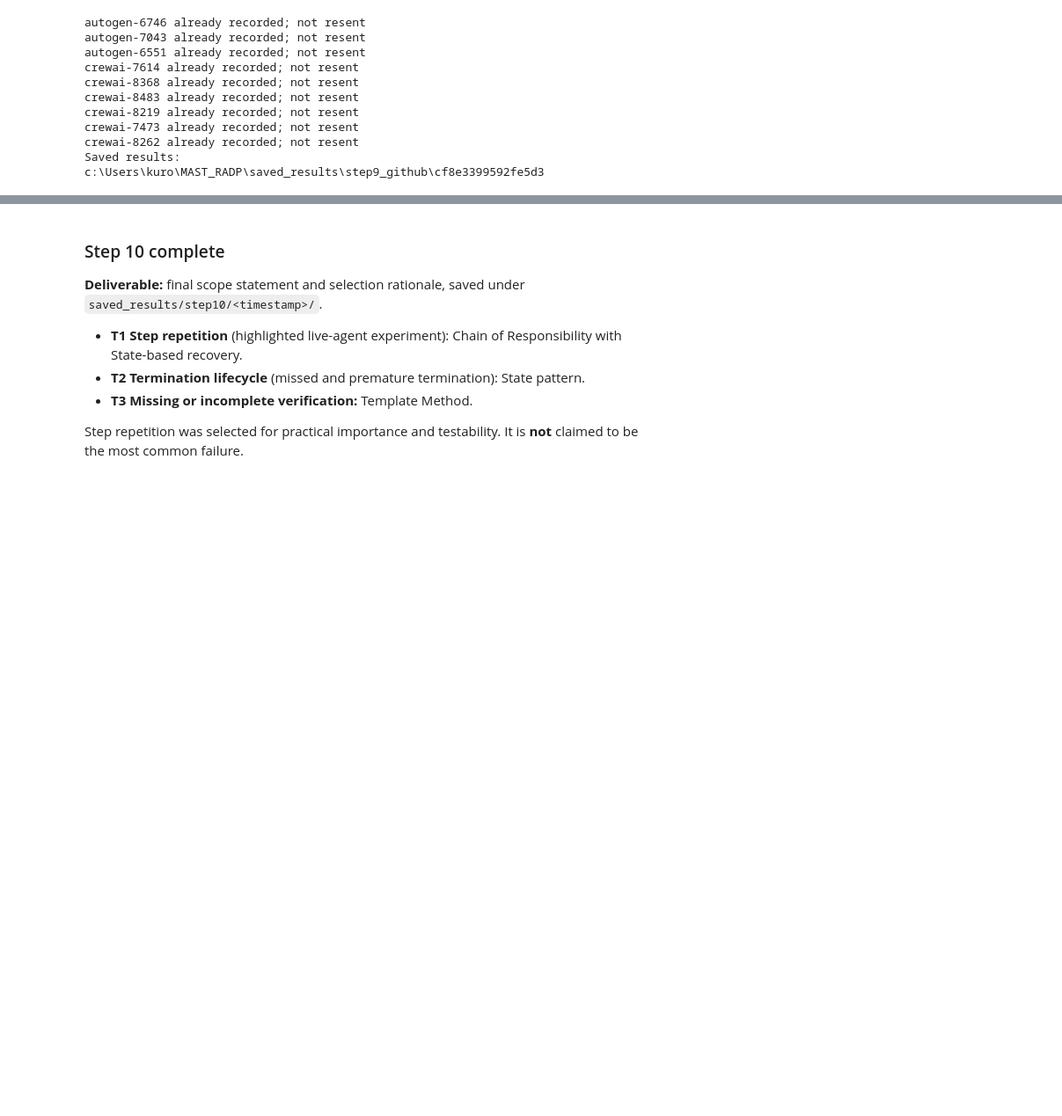
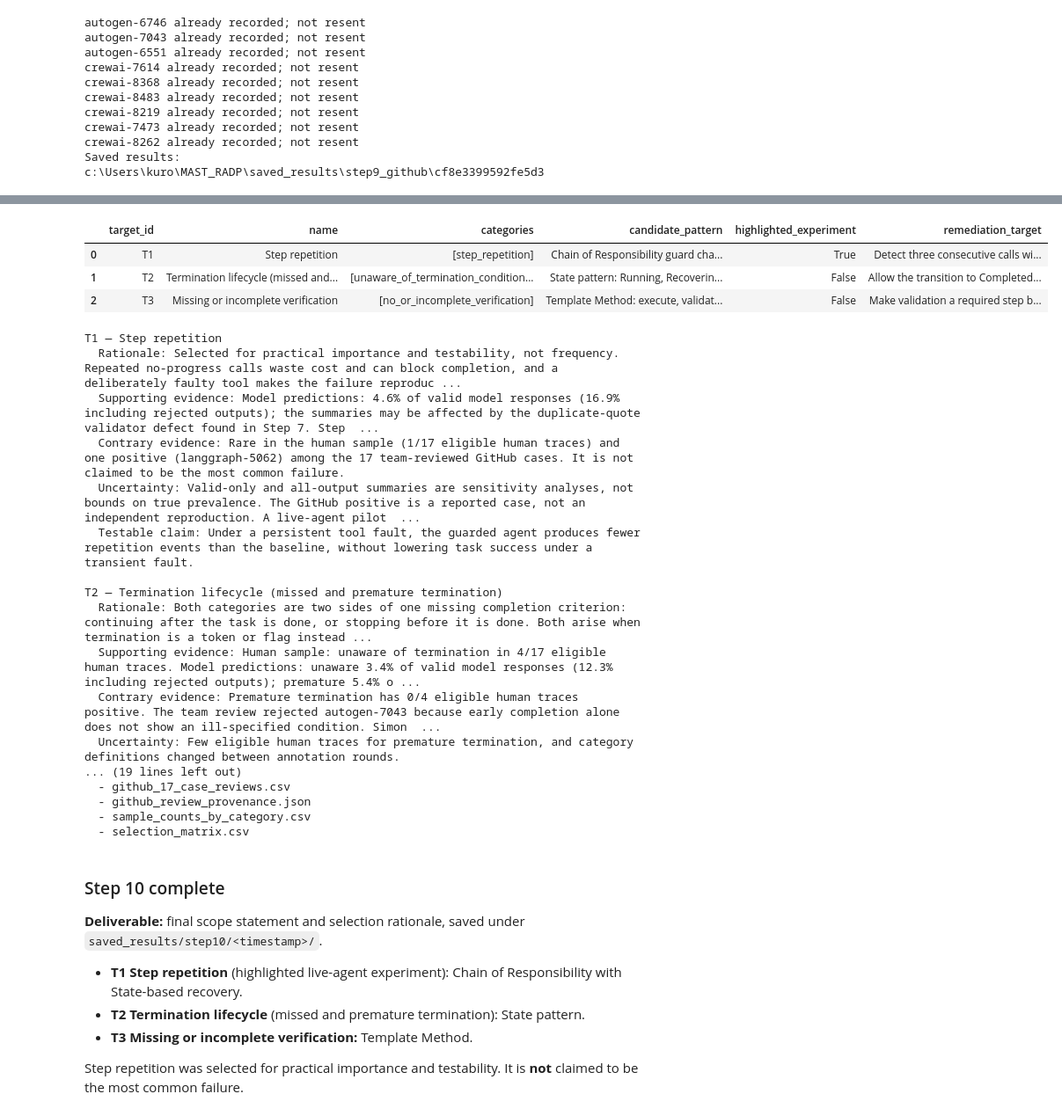
Before and after one commit to RyanChang0369/MAST_RADP, a Jupyter notebook: llm_judge_pipeline.ipynb, the cells around one changed output, grey strips where cells are left out. Shown at 88% size. Drawn from its saved outputs; the diff is of its cells as text; code cells hidden in the pictures; blank space fills up the shorter version.

```diff
--- a/llm_judge_pipeline.ipynb
+++ b/llm_judge_pipeline.ipynb
@@ -1559,12 +1605,12 @@ FINAL_SCOPE = [
         "rationale": ("Selected for practical importance and testability, not frequency. Repeated no-progress calls waste cost "
                       "and can block completion, and a deliberately faulty tool makes the failure reproducible and directly "
                       "measurable from tool-call logs."),
-        "supporting_evidence": (f"Model predictions: {model('step_repetition')}; the gap is explained by the duplicate-quote validator "
+        "supporting_evidence": (f"Model predictions: {model('step_repetition')}; the summaries may be affected by the duplicate-quote validator "
                                 "defect found in Step 7. Step 7 disagreement ('List all my notes' / 'List all notes') shows "
                                 "the retry boundary a guard must respect."),
-        "contrary_evidence": (f"Rare in the human sample ({human('step_repetition')}) and no positive among the "
+        "contrary_evidence": (f"Rare in the human sample ({human('step_repetition')}) and one positive (langgraph-5062) among the "
                               f"{team_cases} team-reviewed GitHub cases. It is not claimed to be the most common failure."),
-        "uncertainty": "The true predicted rate lies between the valid-only and all-output values. The baseline agent may not repeat naturally; a pilot run checks this first.",
+        "uncertainty": "Valid-only and all-output summaries are sensitivity analyses, not bounds on true prevalence. The GitHub positive is a reported case, not an independent reproduction. A live-agent pilot must check whether repetition arises naturally.",
         "candidate_pattern": "Chain of Responsibility guard chain (identity, retry budget, state progress) with State-based recovery",
         "remediation_target": ("Detect three consecutive calls with the same normalized tool and arguments and no new information "
                                "or state progress; route to recovery or an explicit failure; allow retries that make progress."),
@@ -1583,7 +1629,7 @@ FINAL_SCOPE = [
                                 f"{model('premature_termination')}. Abstentions concentrate in these two categories, showing implicit "
                                 "completion criteria. GitHub: autogen-6746 carries a TERMINATE state into the next task (design smell)."),
         "contrary_evidence": (f"Premature termination has {human('premature_termination')} positive. The team review rejected "
-                              "autogen-7043 because early completion alone does not show an ill-specified condition."),
+                              "autogen-7043 because early completion alone does not show an ill-specified condition. Simon similarly records autogen-6710 as insufficient_evidence; a framework activation-counter bug alone does not establish the agent-behavior category."),
         "uncertainty": "Few eligible human traces for premature termination, and category definitions changed between annotation rounds.",
         "candidate_pattern": "State pattern: Running, Recovering, Completed, Failed",
         "remediation_target": ("Allow the transition to Completed only when task-specific postconditions hold; exhausting the budget "
@@ -1602,7 +1648,7 @@ FINAL_SCOPE = [
                                 f"Human sample: {human('no_or_incomplete_verification')}. Largest false-negative group against the "
                                 "upstream AI references (Step 7)."),
         "contrary_evidence": (f"Only {C.loc['no_or_incomplete_verification', 'human_eligible_traces']} human traces are eligible, so "
-                              "human support is weak. No reviewed GitHub positive: issue reports rarely describe verification."),
+                              "human support is weak. No positive in the 17-case GitHub review. This sample does not establish how often verification failures occur."),
         "uncertainty": "Predicted rates may partly reflect over-labelling; they are not human-verified prevalence.",
         "candidate_pattern": "Template Method: execute, validate (task-specific hook), decide",
         "remediation_target": "Make validation a required step before any result is accepted; reject an incorrect artifact with a reason.",
@@ -1620,7 +1666,7 @@ NOT_SELECTED = {
     "loss_of_conversation_history": (f"{C.loc['loss_of_conversation_history', team_col]} team-reviewed GitHub positives "
                                      "(crewai-8219, crewai-8262) but little trace or model support. Kept as a handoff-contract "
                                      "requirement inside the T1 and T2 prototypes."),
-    "conversation_reset": f"Only {human('conversation_reset')} positive, with no reviewed GitHub or model support.",
+    "conversation_reset": f"Human sample: {human('conversation_reset')}; one reviewed GitHub positive (langgraph-6064). It remains outside the agreed remediation scope; this added support is recorded for team review rather than silently changing scope.",
 }
 
 # Completion check: every selected category has a definition, an evidence base and a testable target.
@@ -1647,33 +1693,57 @@ print("\nCompletion check passed: each target has definitions, evidence and a te
 from datetime import datetime, timezone
 
 step10_output = ROOT / "saved_results" / "step10" / datetime.now(timezone.utc).strftime("%Y%m%dT%H%M%SZ")
 step10_output.mkdir(parents=True, exist_ok=True)
+team_df.to_csv(step10_output / "github_17_case_reviews.csv", index=False, encoding="utf-8-sig")
+(step10_output / "github_review_provenance.json").write_text(json.dumps(step10_review_provenance, indent=2), encoding="utf-8")
 step10_counts_df.to_csv(step10_output / "sample_counts_by_category.csv", index=False, encoding="utf-8-sig")
 step10_matrix_df.to_csv(step10_output / "selection_matrix.csv", index=False, encoding="utf-8-sig")
 (step10_output / "final_scope.json").write_text(json.dumps({
     "criteria": STEP10_CRITERIA,
     "final_scope": FINAL_SCOPE,
     "not_selected": NOT_SELECTED,
     "notes": [
         "Samples are summarized separately and are not population prevalence estimates.",
         "Model predictions are supporting evidence only, not human-verified labels.",
     ],
 }, indent=2, ensure_ascii=False, default=str), encoding="utf-8")
 
 lines = ["# Step 10 — Final scope statement", "",
          "The project will remediate the following failure modes. Step repetition is the highlighted live-agent experiment.", ""]
 for t in FINAL_SCOPE:
     lines += [f"## {t['target_id']}: {t['name']}", "",
               "**Definition(s):** " + " ".join(f"*{c}*: {d}" for c, d in t["definitions"].items()), "",
               f"**Pattern:** {t['candidate_pattern']}", "", f"**Rationale:** {t['rationale']}", "",
               f"**Supporting evidence:** {t['supporting_evidence']}", "", f"**Contrary evidence:** {t['contrary_evidence']}", "",
               f"**Uncertainty:** {t['uncertainty']}", "", f"**Remediation target:** {t['remediation_target']}", "",
               f"**Testable claim:** {t['testable_claim']}", ""]
 lines += ["## Not selected", ""] + [f"- **{c}:** {r}" for c, r in NOT_SELECTED.items()]
 (step10_output / "final_scope_statement.md").write_text("\n".join(lines) + "\n", encoding="utf-8")
 print("Step 10 deliverable saved to:", step10_output)
 for path in sorted(step10_output.iterdir()):
     print("  -", path.name)
+# %% [output]
+|  | target_id | name | categories | candidate_pattern | highlighted_experiment | remediation_target |
+| 0 | T1 | Step repetition | [step_repetition] | Chain of Responsibility guard cha... | True | Detect three consecutive calls wi... |
+| 1 | T2 | Termination lifecycle (missed and... | [unaware_of_termination_condition... | State pattern: Running, Recoverin... | False | Allow the transition to Completed... |
+| 2 | T3 | Missing or incomplete verification | [no_or_incomplete_verification] | Template Method: execute, validat... | False | Make validation a required step b... |
+T1 — Step repetition
+  Rationale: Selected for practical importance and testability, not frequency. Repeated no-progress calls waste cost and can block completion, and a deliberately faulty tool makes the failure reproduc ...
+  Supporting evidence: Model predictions: 4.6% of valid model responses (16.9% including rejected outputs); the summaries may be affected by the duplicate-quote validator defect found in Step 7. Step  ...
+  Contrary evidence: Rare in the human sample (1/17 eligible human traces) and one positive (langgraph-5062) among the 17 team-reviewed GitHub cases. It is not claimed to be the most common failure.
+  Uncertainty: Valid-only and all-output summaries are sensitivity analyses, not bounds on true prevalence. The GitHub positive is a reported case, not an independent reproduction. A live-agent pilot  ...
+  Testable claim: Under a persistent tool fault, the guarded agent produces fewer repetition events than the baseline, without lowering task success under a transient fault.
+
+T2 — Termination lifecycle (missed and premature termination)
+  Rationale: Both categories are two sides of one missing completion criterion: continuing after the task is done, or stopping before it is done. Both arise when termination is a token or flag instead ...
+  Supporting evidence: Human sample: unaware of termination in 4/17 eligible human traces. Model predictions: unaware 3.4% of valid model responses (12.3% including rejected outputs); premature 5.4% o ...
+  Contrary evidence: Premature termination has 0/4 eligible human traces positive. The team review rejected autogen-7043 because early completion alone does not show an ill-specified condition. Simon  ...
+  Uncertainty: Few eligible human traces for premature termination, and category definitions changed between annotation rounds.
+... (19 lines left out)
+  - github_17_case_reviews.csv
+  - github_review_provenance.json
+  - sample_counts_by_category.csv
+  - selection_matrix.csv
 # %% [markdown]
 ### Step 10 complete
 
```
Also changed, not shown: parts of 7 cells of this notebook, 6 other files.
